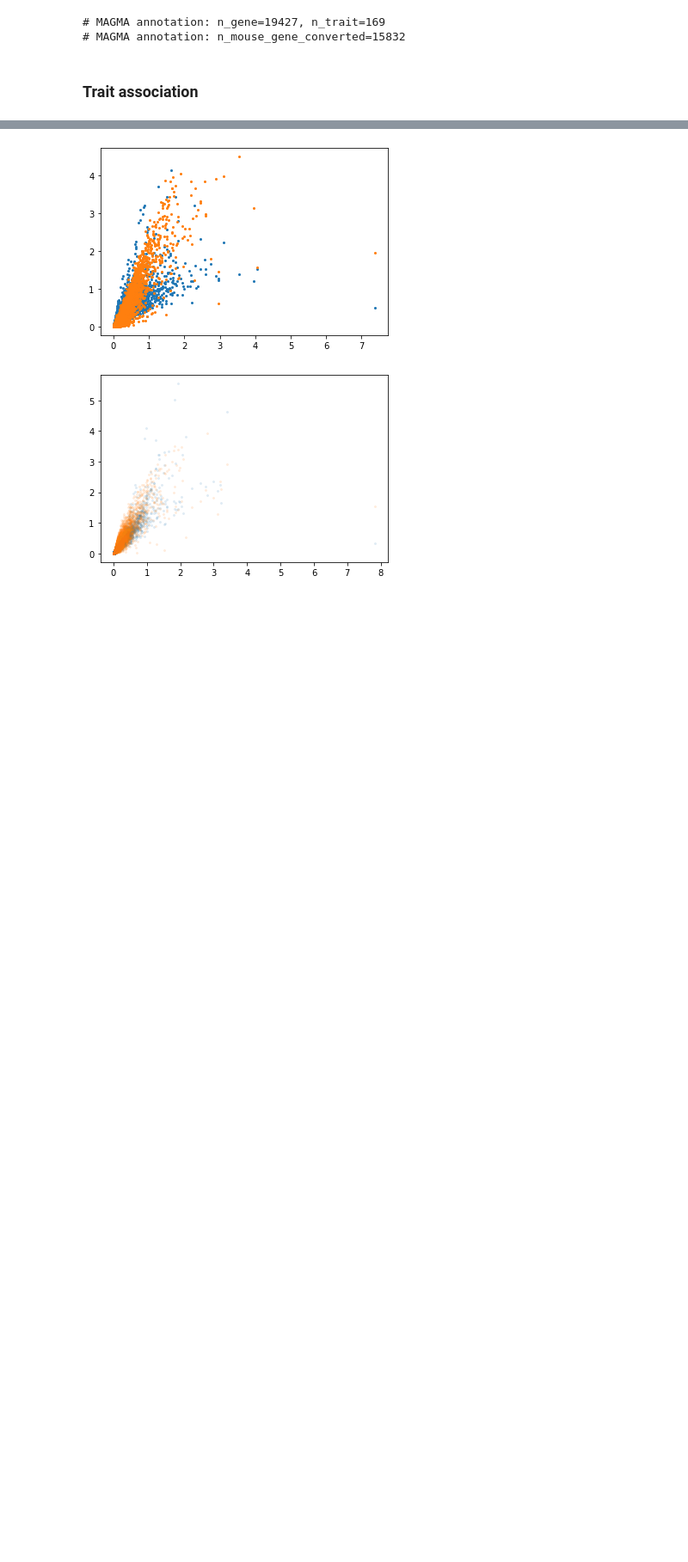
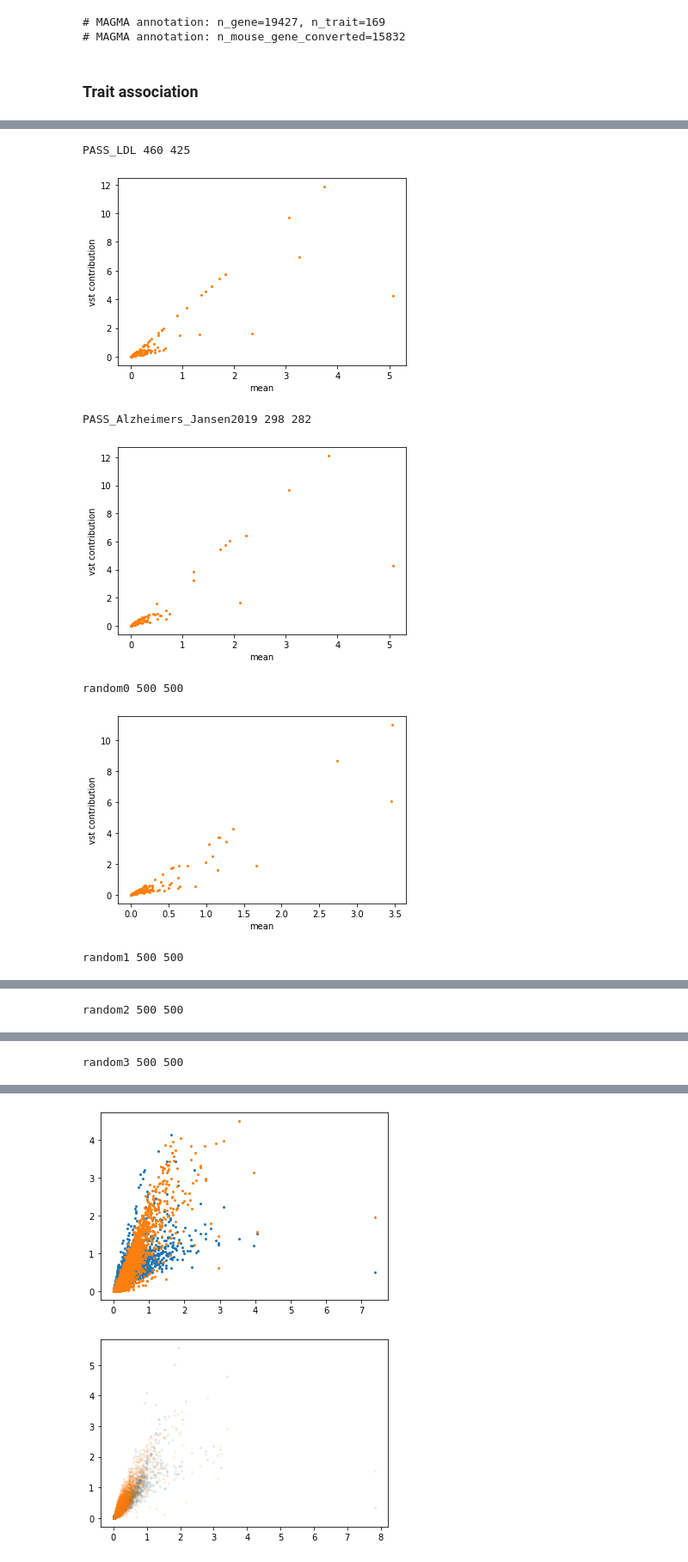
Before and after one commit to martinjzhang/scDRS, a Jupyter notebook: experiments/job.fdr_benckmark/mz_dev_111620.ipynb, the cells around one changed output, grey strips where cells are left out. Shown: that part at 86% size. Drawn from its saved outputs; the diff is of its cells as text; code cells hidden in the pictures; blank space fills up the shorter version.

```diff
--- a/experiments/job.fdr_benckmark/mz_dev_111620.ipynb
+++ b/experiments/job.fdr_benckmark/mz_dev_111620.ipynb
@@ -303,0 +264,19 @@ plt.show()
+# %%
+for gs in dic_gs.keys():
+    temp_list = list(set(dic_gs[gs]) & set(adata_small.var_names))
+    print(gs, len(dic_gs[gs]), len(temp_list))
+    temp_adata = adata_small[:, temp_list]
+    plt.figure()
+    plt.scatter(temp_adata.var['mean'], temp_adata.var['vst_w']*temp_adata.var['mean'],
+                s=4, alpha=1, color='C1')
+    plt.xlabel('mean')
+    plt.ylabel('vst contribution')
+    plt.show()
+# %% [output]
+PASS_LDL 460 425
+[figure, added]
+PASS_Alzheimers_Jansen2019 298 282
+[figure, added]
+random0 500 500
+[figure, added]
+random1 500 500
@@ -303,0 +284 @@ plt.show()
+random2 500 500
@@ -303,0 +286 @@ plt.show()
+random3 500 500
```
Also changed, not shown: parts of 15 cells of this notebook, 4 other files.
